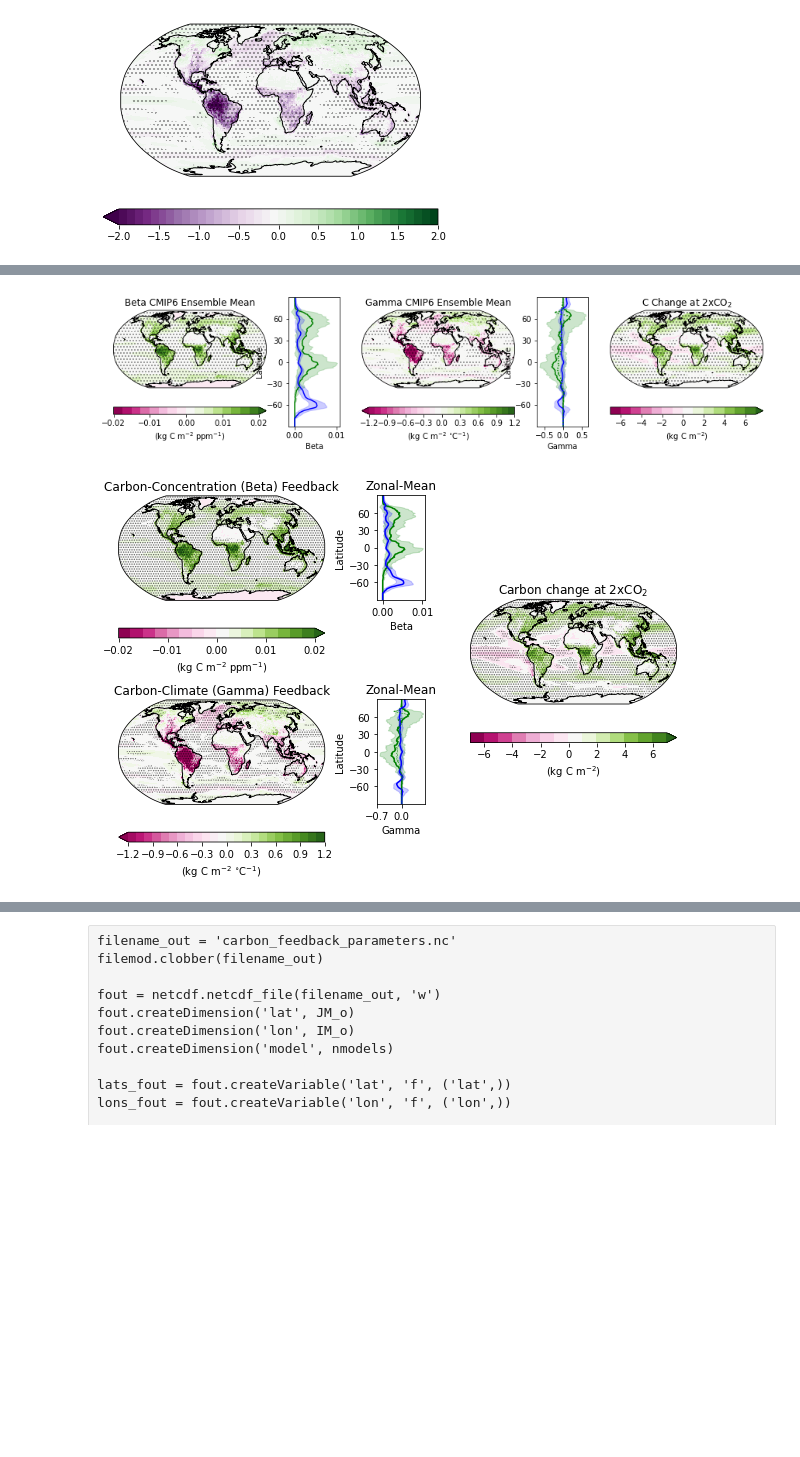
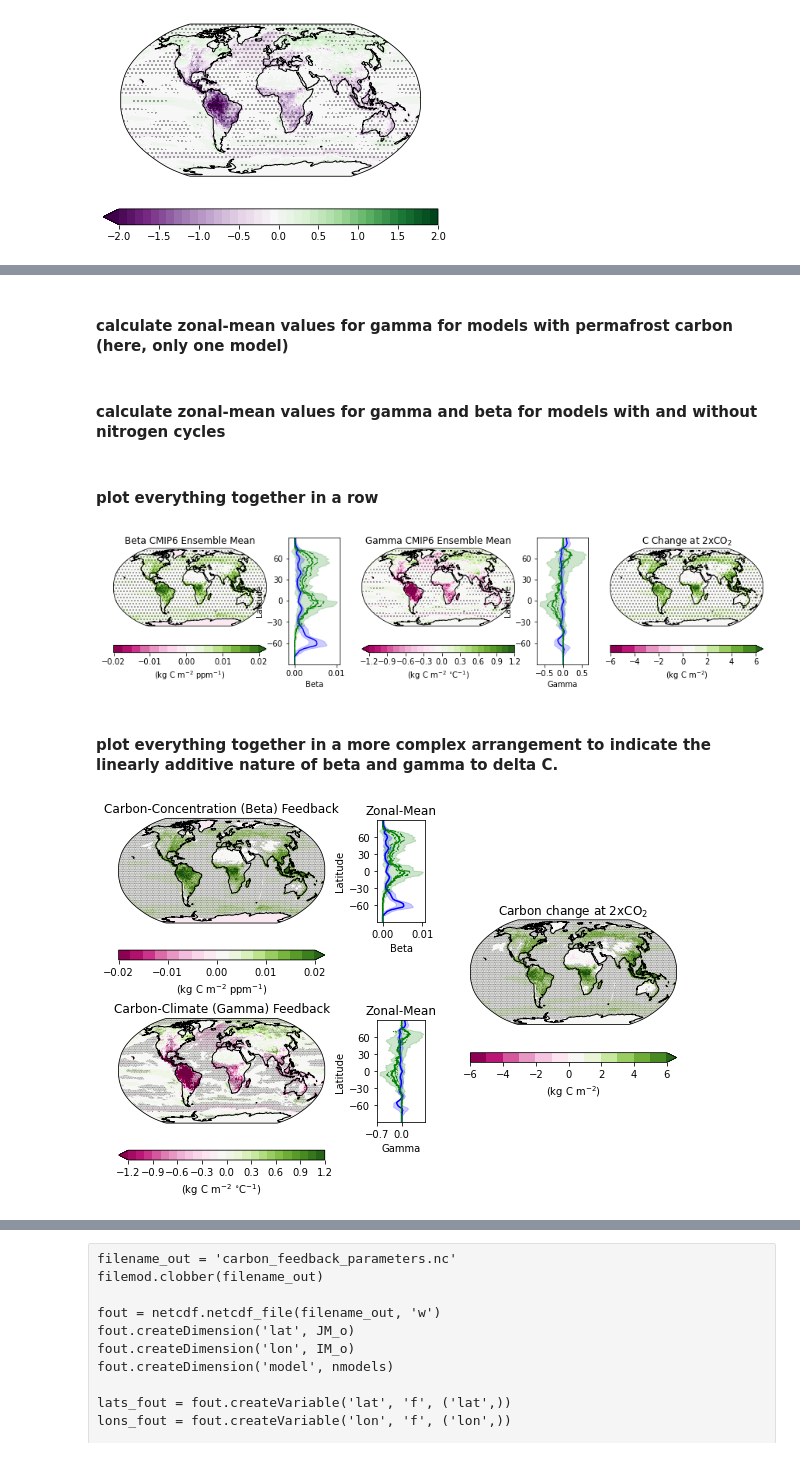
Before and after one commit to ckoven/cmip6_beta_gamma_maps, a Jupyter notebook: cmip6_beta_gamma_maps.ipynb, the cells around one changed output, grey strips where cells are left out. Saved outputs shown, nothing was run; the diff lists cells and outputs as text; code cells hidden in the pictures; blank space fills up the shorter version.

```diff
--- a/cmip6_beta_gamma_maps.ipynb
+++ b/cmip6_beta_gamma_maps.ipynb
@@ -157,3 +170,5 @@ delta_co2_ppm_4xco2 = 3.*pico2
 fgco2_unit_conversion_factor = np.ones(nmodels)
 
 filename_lookup = '/global/homes/c/cdkoven/scratch/nersc_cmip6_ncfiles_selectedvars_v2.txt'
+
+land_n_cycle = xr.DataArray(np.array([False,True,False,False,True,True,True,True,False]), dims=['model'], coords=[model_indices])
@@ -803,9 +829,9 @@ Reuse existing file: nearest_s2d_180x288_180x360.nc
 # %%
-### load fgco2 for all models
 i_var = vars_list.index('fgco2')
 beta_ocean_regridded_maps = []
 gamma_ocean_regridded_maps = []
 deltac_ocean_regridded_maps = []
+fgco2_picontrol_regridded_maps = []
 for model_i in range(nmodels):
     print(model_i)
     ocean_flux_maps = []
@@ -827,8 +853,10 @@ for model_i in range(nmodels):
         fgco2 = dataset['fgco2']
         integrated_oceanco2flux = monthly_to_annual(fgco2).cumsum(axis=0)[y_4xco2,:,:] * 86400. * 365. * fgco2_unit_conversion_factor[model_i]
         ocean_flux_maps.append(integrated_oceanco2flux.copy())
+        if exp_i == exps_list.index('piControl'):
+            fgco2_picontrol = monthly_to_annual(fgco2)[0:y_2xco2].mean(dim='time')
         if exp_i == exps_list.index('1pctco2'):
-            deltac = monthly_to_annual(fgco2).cumsum(axis=0)[y_2xco2,:,:] * 86400. * 365. * fgco2_unit_conversion_factor[model_i]
+            deltac = (monthly_to_annual(fgco2)-fgco2_picontrol).cumsum(axis=0)[y_2xco2,:,:] * 86400. * 365. * fgco2_unit_conversion_factor[model_i]
     beta = (ocean_flux_maps[exps_list.index('1pctco2-bgc')] - ocean_flux_maps[exps_list.index('piControl')]) / delta_co2_ppm_4xco2
     gamma = (ocean_flux_maps[exps_list.index('1pctco2')] - ocean_flux_maps[exps_list.index('1pctco2-bgc')]) / (tas_trajectories[model_i][exps_list.index('1pctco2')] - tas_trajectories[model_i][exps_list.index('piControl')])
     #map_funcs.fill(beta.data[:], beta.coords['lat'].data, beta.coords['lon'].data, showjupyter=True, levels=colorbar_levels_beta, colormap='MPL_PiYG', projection='Robinson')
@@ -838,6 +866,7 @@ for model_i in range(nmodels):
     beta_ocean_regridded_maps.append(regridder(beta))
     gamma_ocean_regridded_maps.append(regridder(gamma))
     deltac_ocean_regridded_maps.append(regridder(deltac))
+    fgco2_picontrol_regridded_maps.append(regridder(fgco2_picontrol) * 86400. * 365. * fgco2_unit_conversion_factor[model_i])
 # %% [output]
 0
 not nav_lat/nav_lon
@@ -867,6 +899,8 @@ beta_ocean_all = xr.DataArray(np.zeros([nmodels, JM_o, IM_o]), coords=[model_ind
 gamma_ocean_all = xr.DataArray(np.zeros([nmodels, JM_o, IM_o]), coords=[model_indices, regrid_lats, regrid_lons], dims=["model", "lat", "lon"])
 
 deltac_all = xr.DataArray(np.zeros([nmodels, JM_o, IM_o]), coords=[model_indices, regrid_lats, regrid_lons], dims=["model", "lat", "lon"])
+
+fgco2_picontrol_all = xr.DataArray(np.zeros([nmodels, JM_o, IM_o]), coords=[model_indices, regrid_lats, regrid_lons], dims=["model", "lat", "lon"])
 
 for model_i in range(nmodels):
     print(model_i)
@@ -891,6 +925,8 @@ for model_i in range(nmodels):
     gamma_ocean_all[model_i,:,:] = gamma_ocean_regridded_maps[model_i]
     #
     deltac_all[model_i,:,:] = (deltac_land_regridded_maps[model_i] + deltac_ocean_regridded_maps[model_i])
+    #
+    fgco2_picontrol_all[model_i,:,:] = fgco2_picontrol_regridded_maps[model_i]
 # %% [output]
 0
 1
@@ -1049,8 +1110,20 @@ zonalmean_gamma_curves_min[1,:] = gamma_ocean_mean.mean(dim='lon') - gamma_ocean
 
 zonalmean_gamma_curves_max[0,:] = gamma_land_mean.mean(dim='lon') + gamma_land_all.std(dim='model').mean(dim='lon')
 zonalmean_gamma_curves_max[1,:] = gamma_ocean_mean.mean(dim='lon') + gamma_ocean_all.std(dim='model').mean(dim='lon')
+# %% [markdown]
+#### calculate zonal-mean values for gamma for models with permafrost carbon (here, only one model)
 # %%
 zonalmean_gamma_land_curves_permafrost = gamma_land_all.isel(model=models_list.index('CESM2')).mean(dim='lon')
+# %% [markdown]
+#### calculate zonal-mean values for gamma and beta for models with and without nitrogen cycles
+# %%
+zonalmean_gamma_land_curves_nitrogen = gamma_land_all[land_n_cycle].mean(dim='model').mean(dim='lon')
+zonalmean_beta_land_curves_nitrogen = beta_land_all[land_n_cycle].mean(dim='model').mean(dim='lon')
+
+zonalmean_gamma_land_curves_conly = gamma_land_all[np.logical_not(land_n_cycle)].mean(dim='model').mean(dim='lon')
+zonalmean_beta_land_curves_conly = beta_land_all[np.logical_not(land_n_cycle)].mean(dim='model').mean(dim='lon')
+# %% [markdown]
+#### plot everything together in a row
 # %%
 fig = plt.figure(figsize=(15, 3))
 map_widths = 3
@@ -1087,6 +1160,8 @@ ax3.fill_betweenx(regrid_lats, zonalmean_beta_curves_min[0,:], zonalmean_beta_cu
 ax3.fill_betweenx(regrid_lats, zonalmean_beta_curves_min[1,:], zonalmean_beta_curves_max[1,:], color='blue', alpha=0.2)
 plt.setp(p1[0], color='green')
 plt.setp(p1[1], color='blue')
+ax3.plot(zonalmean_beta_land_curves_nitrogen, regrid_lats, color='green', linestyle='dashed', linewidth=1.0)
+ax3.plot(zonalmean_beta_land_curves_conly, regrid_lats, color='green', linestyle='-.', linewidth=1.0)
 ax3.set_xlabel('Beta')
 ax3.set_ylabel('Latitude')
 ax3.set_yticks((-60,-30,0,30,60))
@@ -1098,14 +1173,16 @@ ax4.fill_betweenx(regrid_lats, zonalmean_gamma_curves_min[0,:], zonalmean_gamma_
 ax4.fill_betweenx(regrid_lats, zonalmean_gamma_curves_min[1,:], zonalmean_gamma_curves_max[1,:], color='blue', alpha=0.2)
 plt.setp(p2[0], color='green')
 plt.setp(p2[1], color='blue')
-ax4.plot(zonalmean_gamma_land_curves_permafrost, regrid_lats, color='green', linestyle='dotted')
+ax4.plot(zonalmean_gamma_land_curves_permafrost, regrid_lats, color='green', linestyle='dotted', linewidth=1.0)
+ax4.plot(zonalmean_gamma_land_curves_nitrogen, regrid_lats, color='green', linestyle='dashed', linewidth=1.0)
+ax4.plot(zonalmean_gamma_land_curves_conly, regrid_lats, color='green', linestyle='-.', linewidth=1.0)
 ax4.set_xlabel('Gamma')
 ax4.set_ylabel('Latitude')
 ax4.set_yticks((-60,-30,0,30,60))
 ax4.set_ylim((-90,90))
 
 ax5 = fig.add_subplot(gs[4], projection=ccrs.Robinson())
-fg = deltac_all.mean(dim='model').plot(ax=ax5, x='lon',y='lat', transform=ccrs.PlateCarree(), levels=np.arange(-7,8,1.), cmap='PiYG', cbar_kwargs={'orientation': 'horizontal', 'label': '(kg C m$^{-2}$)'})
+fg = deltac_all.mean(dim='model').plot(ax=ax5, x='lon',y='lat', transform=ccrs.PlateCarree(), levels=np.arange(-6,7,1), cmap='PiYG', cbar_kwargs={'orientation': 'horizontal', 'label': '(kg C m$^{-2}$)'})
 ax5.set_title('C Change at 2xCO$_2$')
 ax5.coastlines()
 ax5.contourf(deltac_all.lon,deltac_all.lat,1.-sign_agreement_deltac,levels=[0.,1.-stipling_agreement_fraction],
@@ -1118,7 +1195,9 @@ fig.savefig('betagammamaps1.pdf', format='pdf')
 
 #fig.tight_layout()
 # %% [output]
-[figure, old version]
+[figure, new version]
+# %% [markdown]
+#### plot everything together in a more complex arrangement to indicate the linearly additive nature of beta and gamma to delta C.
 # %%
 fig = plt.figure(figsize=(10, 7))
 map_widths = 3.
@@ -1149,7 +1228,7 @@ ax1.contourf(sign_agreement_beta.lon,sign_agreement_beta.lat,1.-sign_agreement_b
              antialiased = False,
              extend ='neither',
              colors='white',
-             hatches=['.....'],
+             hatches=['.......'],
              transform=ccrs.PlateCarree(), alpha=0.0)
 ax1.set_title('Carbon-Concentration (Beta) Feedback')
 
@@ -1159,7 +1238,7 @@ fg = gamma_all.mean(dim='model').plot(ax=ax2, x='lon',y='lat', transform=ccrs.Pl
 ax2.coastlines()
 ax2.contourf(gamma_all.lon,gamma_all.lat,1.-sign_agreement_gamma,levels=[0.,1.-stipling_agreement_fraction],
              colors='none',
-             hatches=['.....'],
+             hatches=['.......'],
              transform=ccrs.PlateCarree(), alpha=0.00)
 ax2.set_title('Carbon-Climate (Gamma) Feedback')
 
@@ -1170,39 +1249,43 @@ ax3.fill_betweenx(regrid_lats, zonalmean_beta_curves_min[0,:], zonalmean_beta_cu
 ax3.fill_betweenx(regrid_lats, zonalmean_beta_curves_min[1,:], zonalmean_beta_curves_max[1,:], color='blue', alpha=0.2)
 plt.setp(p1[0], color='green')
 plt.setp(p1[1], color='blue')
+ax3.plot(zonalmean_beta_land_curves_nitrogen, regrid_lats, color='green', linestyle='dashed', linewidth=1.0)
+ax3.plot(zonalmean_beta_land_curves_conly, regrid_lats, color='green', linestyle='-.', linewidth=1.0)
 ax3.set_title('Zonal-Mean')
 ax3.set_xlabel('Beta')
 ax3.set_ylabel('Latitude')
 ax3.set_yticks((-60,-30,0,30,60))
 ax3.set_ylim((-90,90))
 
 ax4 = fig.add_subplot(gs[6:8, 2])
 p2 = ax4.plot(zonalmean_gamma_curves.transpose(), regrid_lats)
 ax4.fill_betweenx(regrid_lats, zonalmean_gamma_curves_min[0,:], zonalmean_gamma_curves_max[0,:], color='green', alpha=0.2)
 ax4.fill_betweenx(regrid_lats, zonalmean_gamma_curves_min[1,:], zonalmean_gamma_curves_max[1,:], color='blue', alpha=0.2)
 plt.setp(p2[0], color='green')
 plt.setp(p2[1], color='blue')
-ax4.plot(zonalmean_gamma_land_curves_permafrost, regrid_lats, color='green', linestyle='dashed', linewidth=0.5)
+ax4.plot(zonalmean_gamma_land_curves_permafrost, regrid_lats, color='green', linestyle='dotted', linewidth=1.0)
+ax4.plot(zonalmean_gamma_land_curves_nitrogen, regrid_lats, color='green', linestyle='dashed', linewidth=1.0)
+ax4.plot(zonalmean_gamma_land_curves_conly, regrid_lats, color='green', linestyle='-.', linewidth=1.0)
 #plt.legend(['Land', 'Ocean'], frameon=False)
 ax4.set_title('Zonal-Mean')
 ax4.set_xlabel('Gamma')
 ax4.set_ylabel('Latitude')
 ax4.set_xticks((-0.7,0.))
 ax4.set_yticks((-60,-30,0,30,60))
 ax4.set_ylim((-90,90))
 
 ax5 = fig.add_subplot(gs[2:7, 4], projection=ccrs.Robinson())
-fg = deltac_all.mean(dim='model').plot(ax=ax5, x='lon',y='lat', transform=ccrs.PlateCarree(), levels=np.arange(-7,8,1.), cmap='PiYG', cbar_kwargs={'orientation': 'horizontal', 'label': '(kg C m$^{-2}$)'})
+fg = deltac_all.mean(dim='model').plot(ax=ax5, x='lon',y='lat', transform=ccrs.PlateCarree(), levels=np.arange(-6,7,1), cmap='PiYG', cbar_kwargs={'orientation': 'horizontal', 'label': '(kg C m$^{-2}$)'})
 ax5.set_title('C Change at 2xCO$_2$')
 ax5.coastlines()
 ax5.set_title('Carbon change at 2xCO$_2$')
 ax5.contourf(deltac_all.lon,deltac_all.lat,1.-sign_agreement_deltac,levels=[0.,1.-stipling_agreement_fraction],
              colors='none',
-             hatches=['.....'],
+             hatches=['.......'],
              transform=ccrs.PlateCarree(), alpha=0.00)
 
 fig.savefig('betagammamaps2.png', dpi=300, format='png')
 fig.savefig('betagammamaps2.pdf', format='pdf')
 #fig.tight_layout()
 # %% [output]
-[figure, old version]
+[figure, new version]
```
Also changed, not shown: parts of 44 cells of this notebook, 9 other files.
